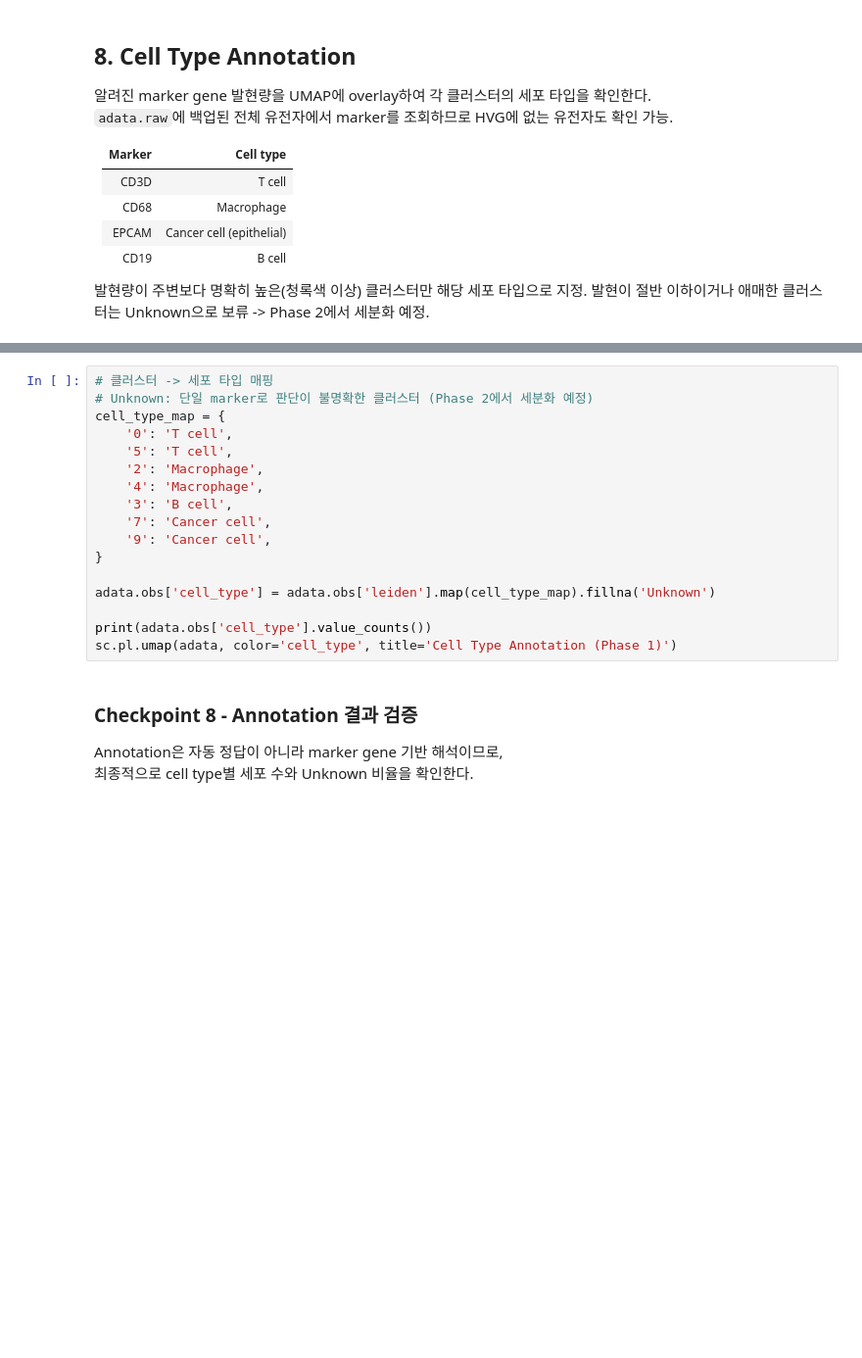
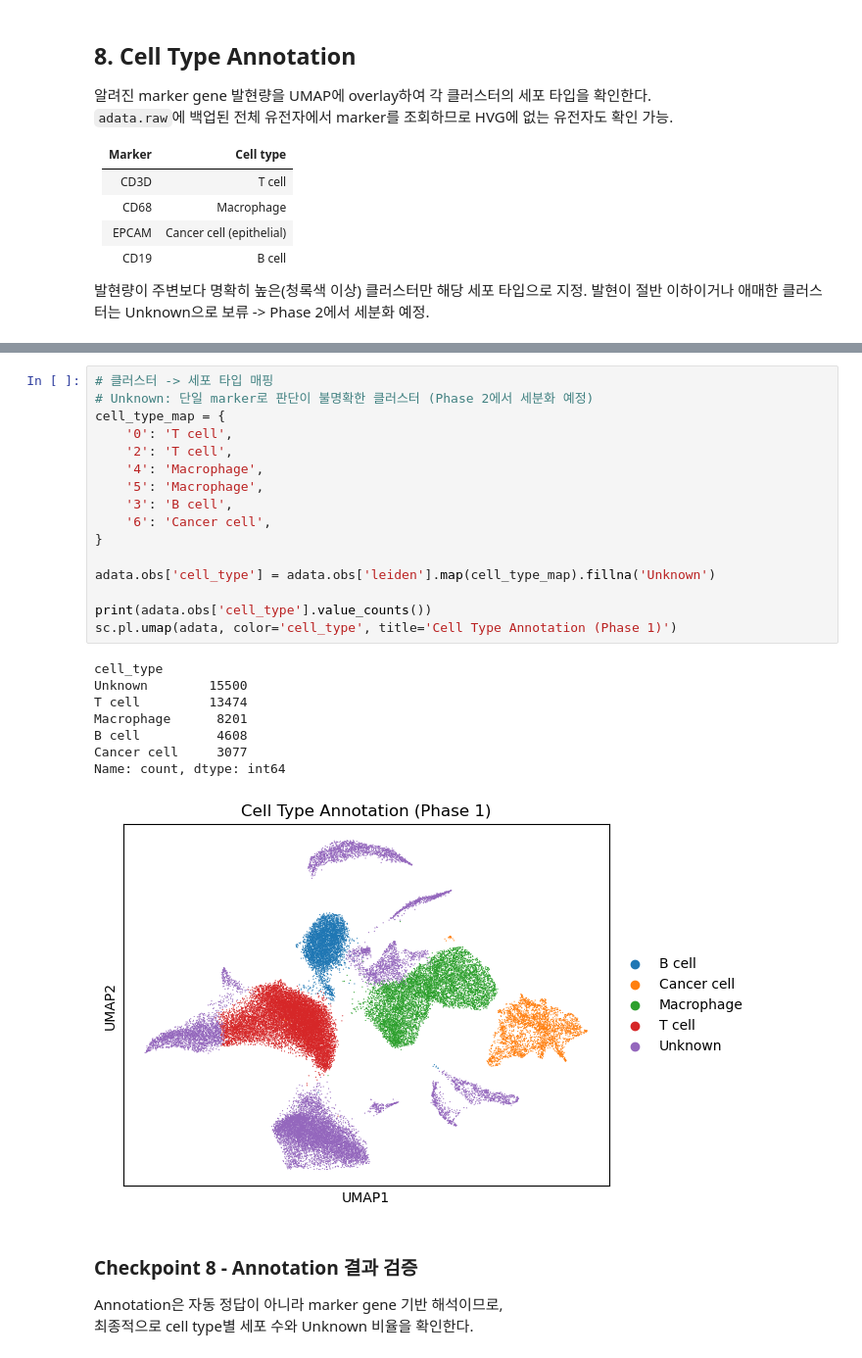
Before and after one commit to boeun02/scRNA-seq-Cancer-Immunology-Analysis, a Jupyter notebook: phase1_scrna/01_geo_pipeline.ipynb, the cells around one changed output, grey strips where cells are left out. Shown at 98% size. Saved outputs shown, nothing was run; the diff lists cells and outputs as text; blank space fills up the shorter version.

```diff
--- a/phase1_scrna/01_geo_pipeline.ipynb
+++ b/phase1_scrna/01_geo_pipeline.ipynb
@@ -424,20 +685,28 @@ sc.pl.umap(adata, color='leiden')
 # %%
 # 클러스터 -> 세포 타입 매핑
 # Unknown: 단일 marker로 판단이 불명확한 클러스터 (Phase 2에서 세분화 예정)
 cell_type_map = {
     '0': 'T cell',
-    '5': 'T cell',
-    '2': 'Macrophage',
+    '2': 'T cell',
     '4': 'Macrophage',
+    '5': 'Macrophage',
     '3': 'B cell',
-    '7': 'Cancer cell',
-    '9': 'Cancer cell',
+    '6': 'Cancer cell',
 }
 
 adata.obs['cell_type'] = adata.obs['leiden'].map(cell_type_map).fillna('Unknown')
 
 print(adata.obs['cell_type'].value_counts())
 sc.pl.umap(adata, color='cell_type', title='Cell Type Annotation (Phase 1)')
+# %% [output]
+cell_type
+Unknown        15500
+T cell         13474
+Macrophage      8201
+B cell          4608
+Cancer cell     3077
+Name: count, dtype: int64
+[figure, added]
 # %% [markdown]
 ### Checkpoint 8 - Annotation 결과 검증
 
```
Also changed, not shown: parts of 18 cells of this notebook, 3 other files.
